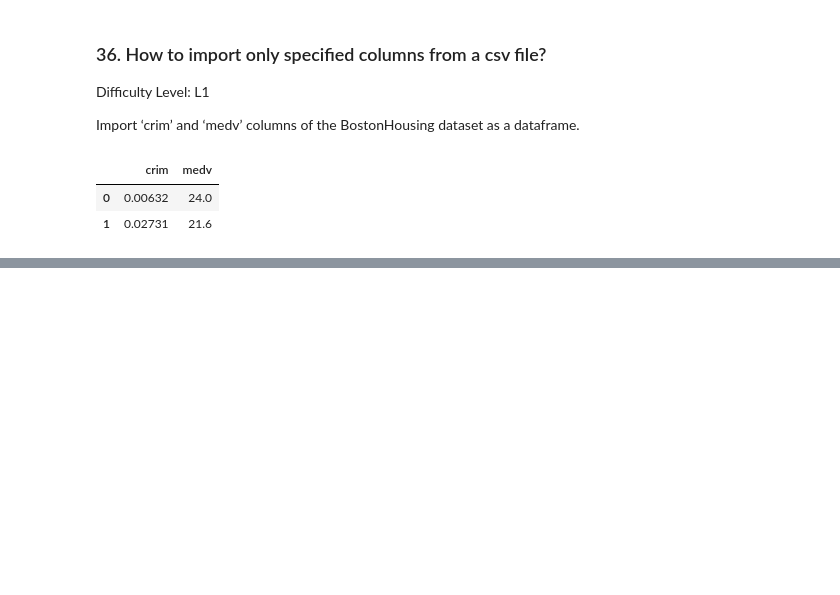
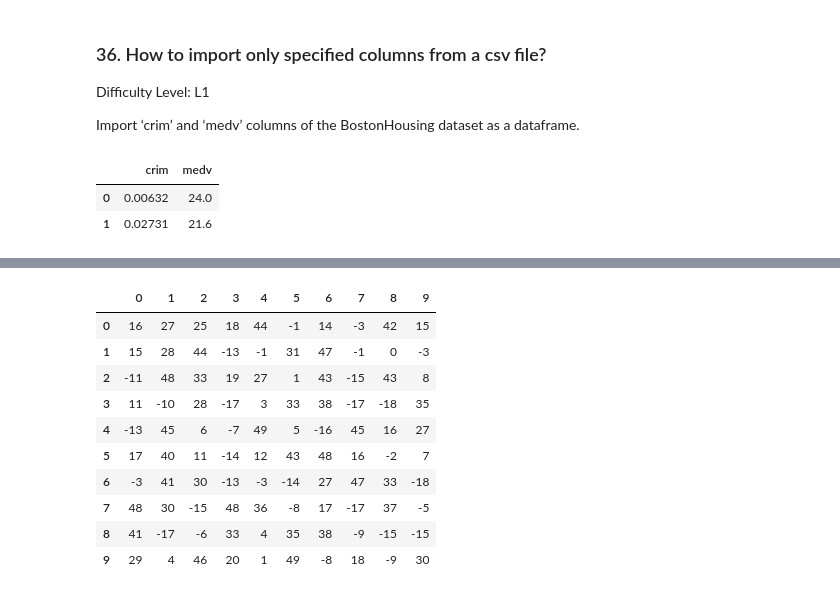
Before and after one commit to paulooctavio/101-pandas-exercises-for-da, a Jupyter notebook: 101 Pandas Exercises for Data Analysis.ipynb, the cells around one changed output, grey strips where cells are left out. Drawn from its saved outputs; the diff is of its cells as text; code cells hidden in the pictures; blank space fills up the shorter version.

```diff
--- a/101 Pandas Exercises for Data Analysis.ipynb
+++ b/101 Pandas Exercises for Data Analysis.ipynb
@@ -902,0 +1260,4 @@ df.head(2)
+# %%
+# Solution 2
+pd.set_option('display.float_format', lambda x: '%.4f' % x)
+df['random']
@@ -902,0 +1420,17 @@ df.head(2)
+# %%
+# Input
+
+df = pd.DataFrame(np.random.randint(-20, 50, 100).reshape(10,-1))
+df
+# %% [output]
+|  | 0 | 1 | 2 | 3 | 4 | 5 | 6 | 7 | 8 | 9 |
+| 0 | 16 | 27 | 25 | 18 | 44 | -1 | 14 | -3 | 42 | 15 |
+| 1 | 15 | 28 | 44 | -13 | -1 | 31 | 47 | -1 | 0 | -3 |
+| 2 | -11 | 48 | 33 | 19 | 27 | 1 | 43 | -15 | 43 | 8 |
+| 3 | 11 | -10 | 28 | -17 | 3 | 33 | 38 | -17 | -18 | 35 |
+| 4 | -13 | 45 | 6 | -7 | 49 | 5 | -16 | 45 | 16 | 27 |
+| 5 | 17 | 40 | 11 | -14 | 12 | 43 | 48 | 16 | -2 | 7 |
+| 6 | -3 | 41 | 30 | -13 | -3 | -14 | 27 | 47 | 33 | -18 |
+| 7 | 48 | 30 | -15 | 48 | 36 | -8 | 17 | -17 | 37 | -5 |
+| 8 | 41 | -17 | -6 | 33 | 4 | 35 | 38 | -9 | -15 | -15 |
+| 9 | 29 | 4 | 46 | 20 | 1 | 49 | -8 | 18 | -9 | 30 |
```
Also changed, not shown: parts of 104 cells of this notebook.
